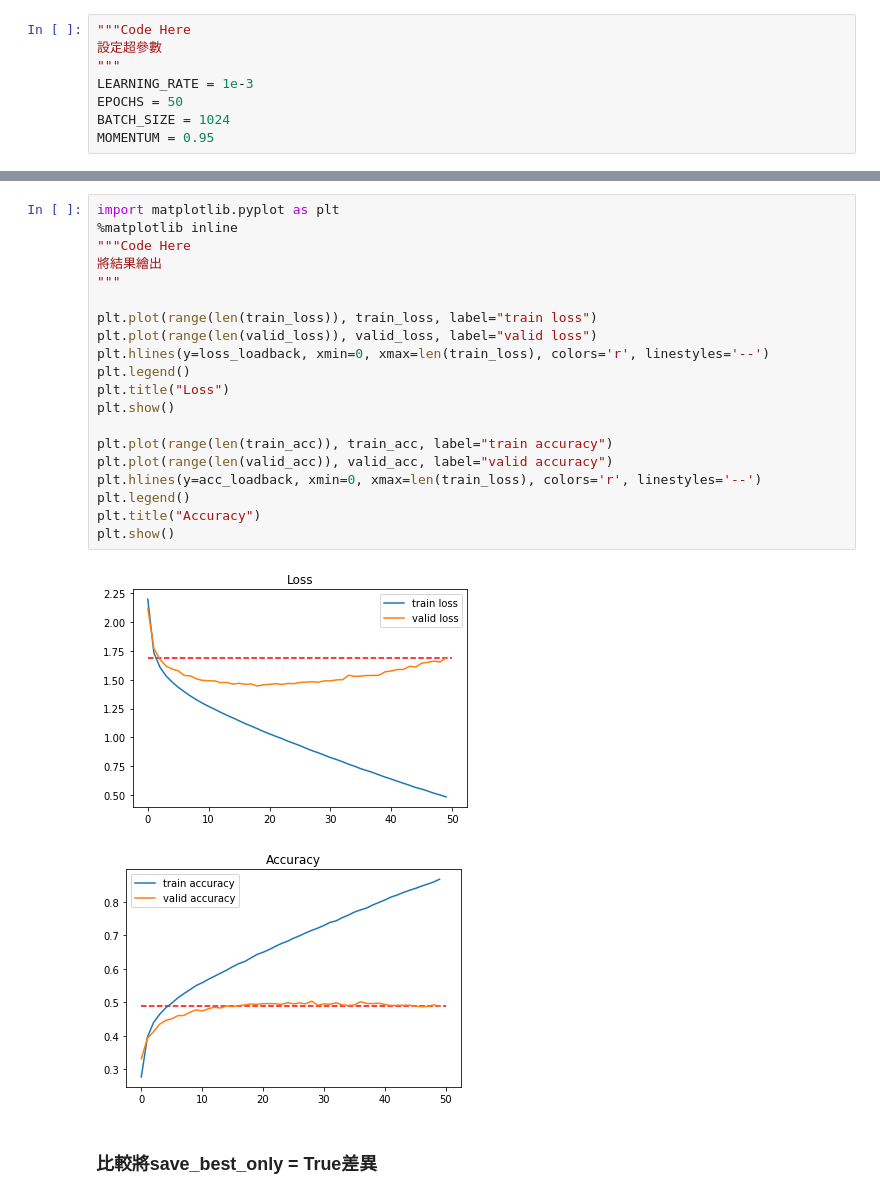
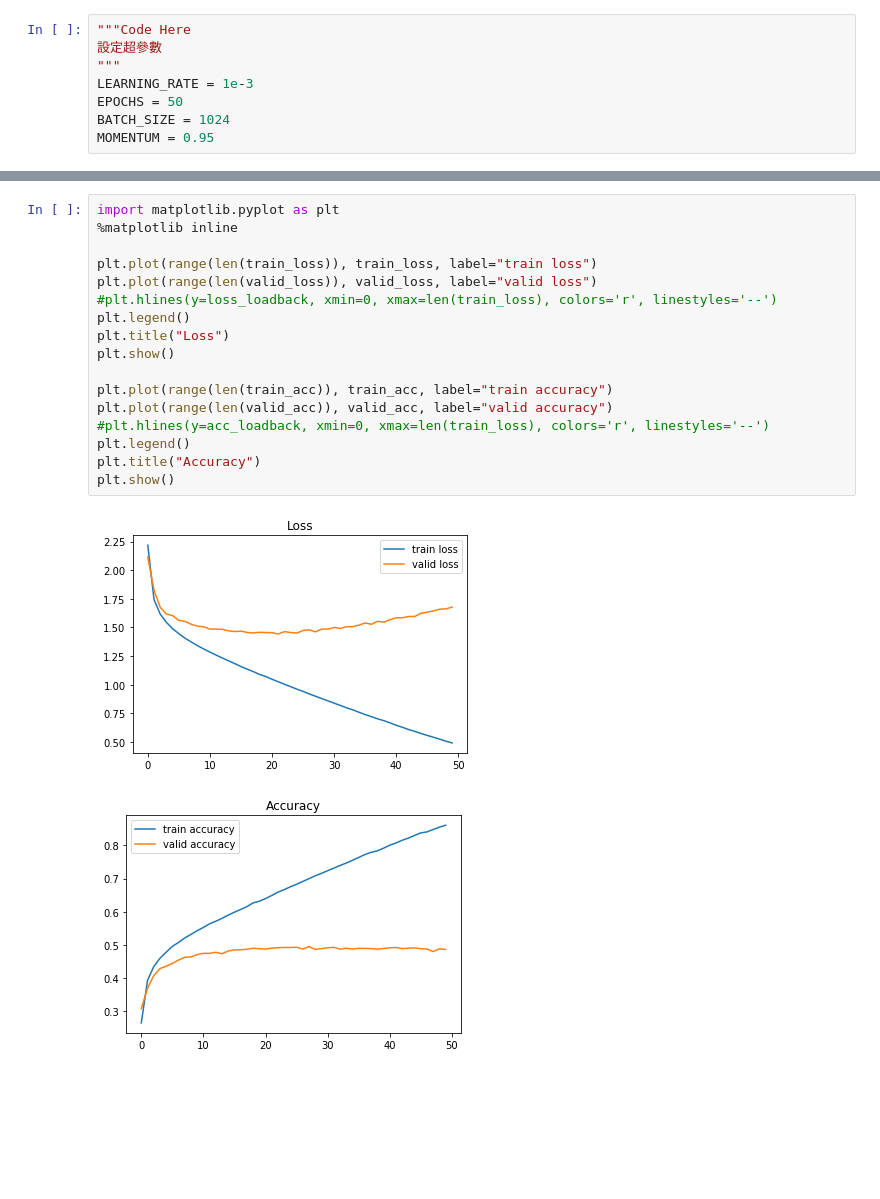
Before and after one commit to lucyweb/2nd-ML100DAYS, a Jupyter notebook: homework/Day086_HW.ipynb, the cells around one changed output, grey strips where cells are left out. Drawn from its saved outputs; the diff is of its cells as text; blank space fills up the shorter version.

```diff
--- a/homework/Day086_HW.ipynb
+++ b/homework/Day086_HW.ipynb
@@ -150,25 +180,20 @@ loss_loadback, acc_loadback = model.evaluate(x_test, y_test)
 # %%
 import matplotlib.pyplot as plt
 %matplotlib inline
-"""Code Here
-將結果繪出
-"""
 
 plt.plot(range(len(train_loss)), train_loss, label="train loss")
 plt.plot(range(len(valid_loss)), valid_loss, label="valid loss")
-plt.hlines(y=loss_loadback, xmin=0, xmax=len(train_loss), colors='r', linestyles='--')
+#plt.hlines(y=loss_loadback, xmin=0, xmax=len(train_loss), colors='r', linestyles='--')
 plt.legend()
 plt.title("Loss")
 plt.show()
 
 plt.plot(range(len(train_acc)), train_acc, label="train accuracy")
 plt.plot(range(len(valid_acc)), valid_acc, label="valid accuracy")
-plt.hlines(y=acc_loadback, xmin=0, xmax=len(train_loss), colors='r', linestyles='--')
+#plt.hlines(y=acc_loadback, xmin=0, xmax=len(train_loss), colors='r', linestyles='--')
 plt.legend()
 plt.title("Accuracy")
 plt.show()
 # %% [output]
-[figure, old version]
+[figure, new version]
-[figure, old version]
+[figure, new version]
-# %% [markdown]
-### 比較將save_best_only = True差異
```
Also changed, not shown: parts of 23 cells of this notebook.
